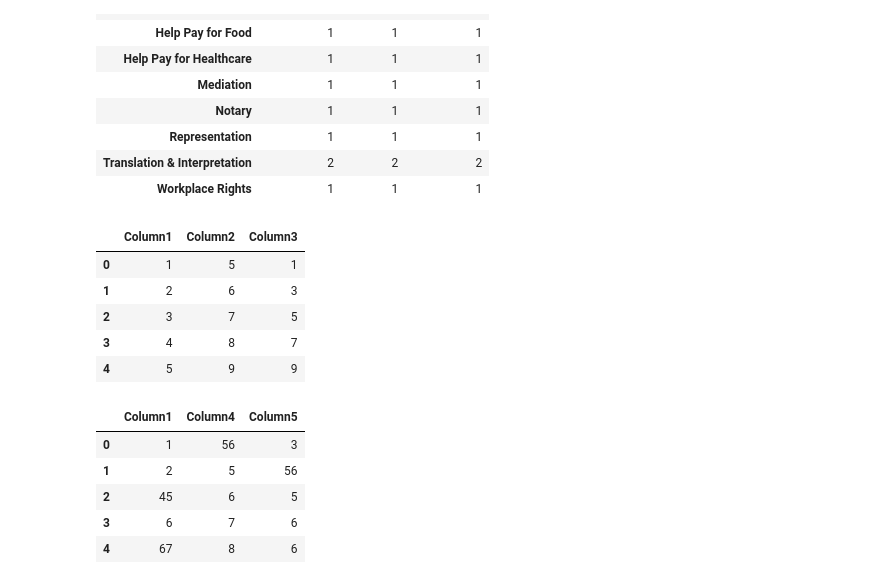
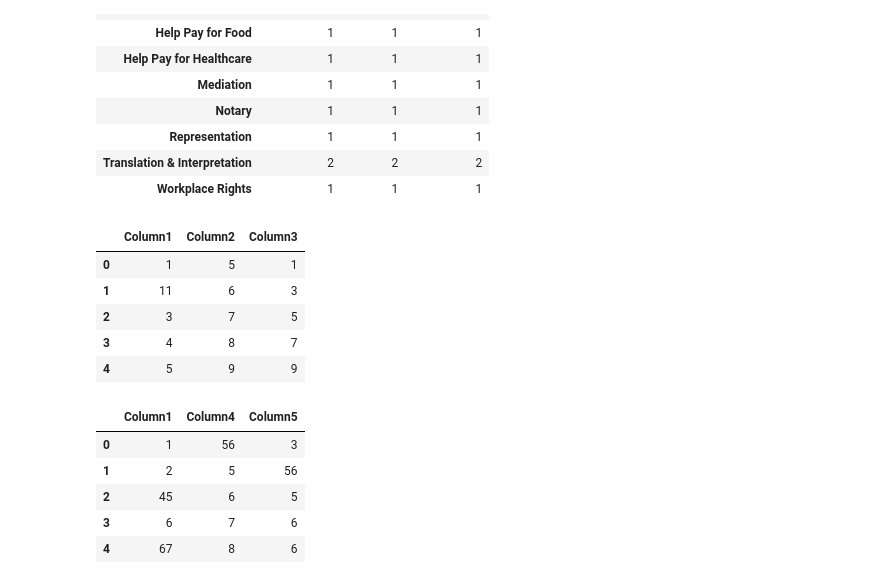
Before and after one commit to AlSaimun/Phitron-AIML, a Jupyter notebook: Pandas practice/pandas-advanced.ipynb, the cells around one changed output. Cells and saved outputs as stored; diff of their text form; code cells hidden in the pictures.

```diff
--- a/Pandas practice/pandas-advanced.ipynb
+++ b/Pandas practice/pandas-advanced.ipynb
@@ -279,16 +279,16 @@ group.count()
 | Workplace Rights | 1 | 1 | 1 |
 # %%
 data1 = pd.DataFrame({
-    'Column1': [1, 2, 3, 4, 5],
+    'Column1': [1, 11, 3, 4, 5],
     'Column2': [5, 6, 7, 8, 9],
     'Column3': [1, 3, 5, 7, 9]
 
 })
 data1
 # %% [output]
 |  | Column1 | Column2 | Column3 |
 | 0 | 1 | 5 | 1 |
-| 1 | 2 | 6 | 3 |
+| 1 | 11 | 6 | 3 |
 | 2 | 3 | 7 | 5 |
 | 3 | 4 | 8 | 7 |
 | 4 | 5 | 9 | 9 |
```
Also changed, not shown: parts of 27 cells of this notebook, 10 other files.
